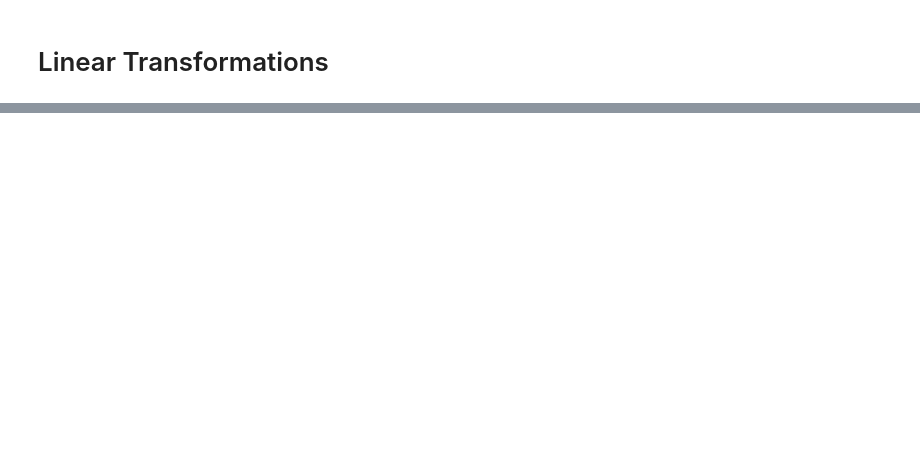
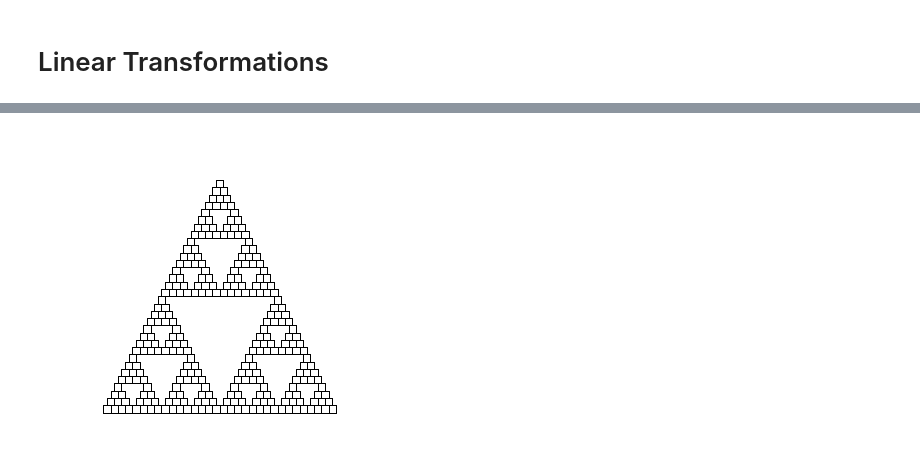
Before and after one commit to effa/iv122, a Jupyter notebook: 08-linear-transformations.ipynb, the cells around one changed output, grey strips where cells are left out. Cells and saved outputs as stored; diff of their text form; code cells hidden in the pictures; blank space fills up the shorter version.

Commit message:
Week 8: MRCM

```diff
--- a/08-linear-transformations.ipynb
+++ b/08-linear-transformations.ipynb
@@ -110,0 +132,27 @@ draw(iterate(transformation, shape, n=15))
+# %%
+def mrcm(initial_shape, transformations, n=3):
+    """Create a figure by iteratively applying a list
+       of transformations to current shapes.
+    """
+    shapes = [initial_shape]
+    for i in range(n):
+        shapes = [
+            apply(transformation, shape)
+            for transformation in transformations
+            for shape in shapes]
+    # Flatten shapes into a single image.
+    image = [line for shape in shapes for line in shape]
+    draw(image, axis=False)
+
+def sierpinski():
+    shape = create_square(a=1)
+    shrinking = scaling(0.5, 0.5)
+    transformations = [
+        shrinking,
+        combine(shrinking, translation(-0.25, -0.5)),
+        combine(shrinking, translation(0.25, -0.5))]
+    mrcm(shape, transformations, n=5)
+
+sierpinski()
+# %% [output]
+[figure, added]
```
Also changed, not shown: parts of 18 cells of this notebook.
